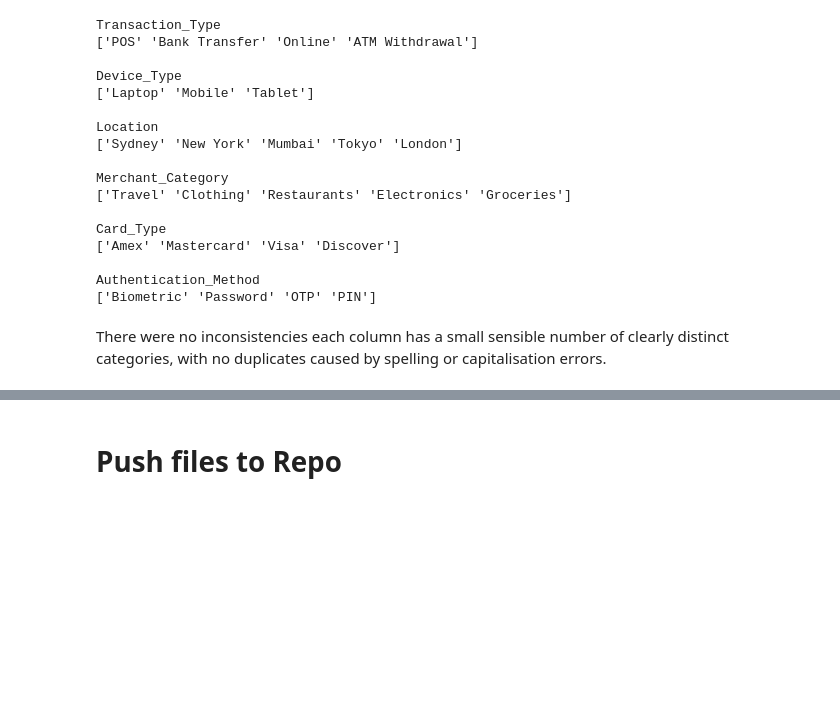
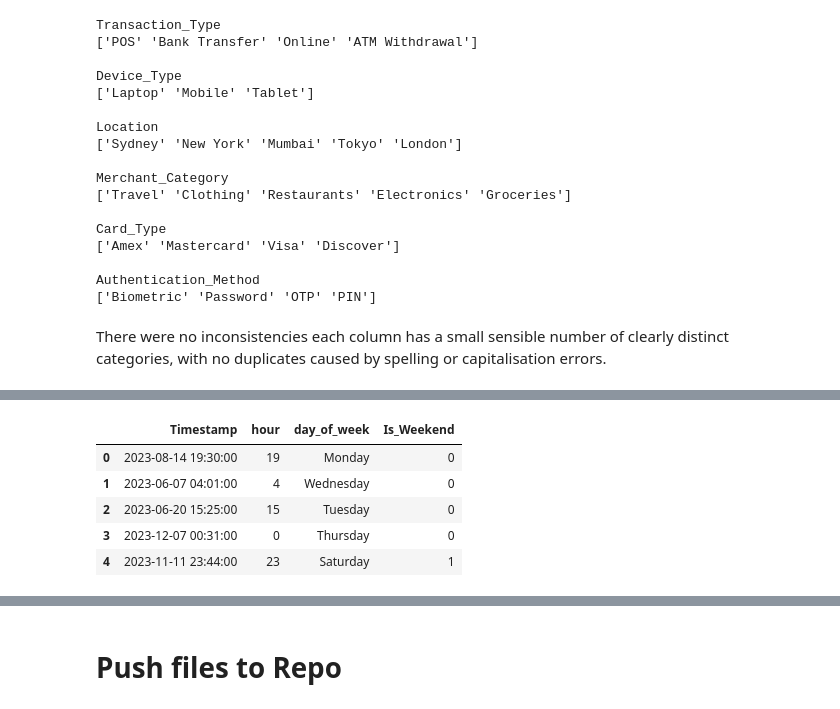
Before and after one commit to navmann99/Fraud-Analysis, a Jupyter notebook: jupyter_notebooks/01-ETL.ipynb, the cells around one changed output, grey strips where cells are left out. Saved outputs shown, nothing was run; the diff lists cells and outputs as text; code cells hidden in the pictures; blank space fills up the shorter version.

```diff
--- a/jupyter_notebooks/01-ETL.ipynb
+++ b/jupyter_notebooks/01-ETL.ipynb
@@ -263,0 +268,12 @@ There were no inconsistencies each column has a small sensible number of clearly
+# %%
+df['hour'] = df['Timestamp'].dt.hour
+df['day_of_week'] = df['Timestamp'].dt.day_name()
+
+df[['Timestamp', 'hour', 'day_of_week', 'Is_Weekend']].head()
+# %% [output]
+|  | Timestamp | hour | day_of_week | Is_Weekend |
+| 0 | 2023-08-14 19:30:00 | 19 | Monday | 0 |
+| 1 | 2023-06-07 04:01:00 | 4 | Wednesday | 0 |
+| 2 | 2023-06-20 15:25:00 | 15 | Tuesday | 0 |
+| 3 | 2023-12-07 00:31:00 | 0 | Thursday | 0 |
+| 4 | 2023-11-11 23:44:00 | 23 | Saturday | 1 |
```
Also changed, not shown: parts of 3 cells of this notebook.
